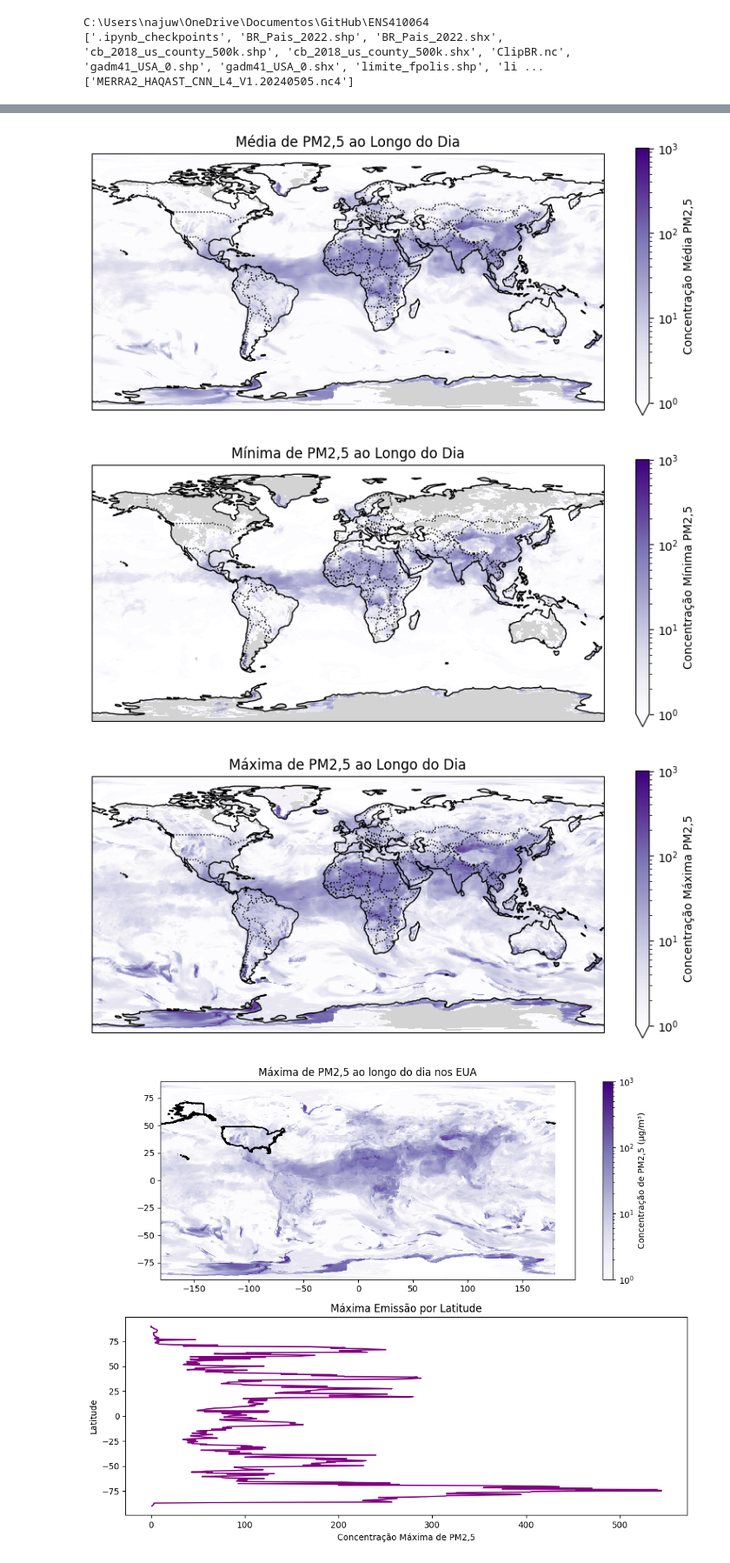
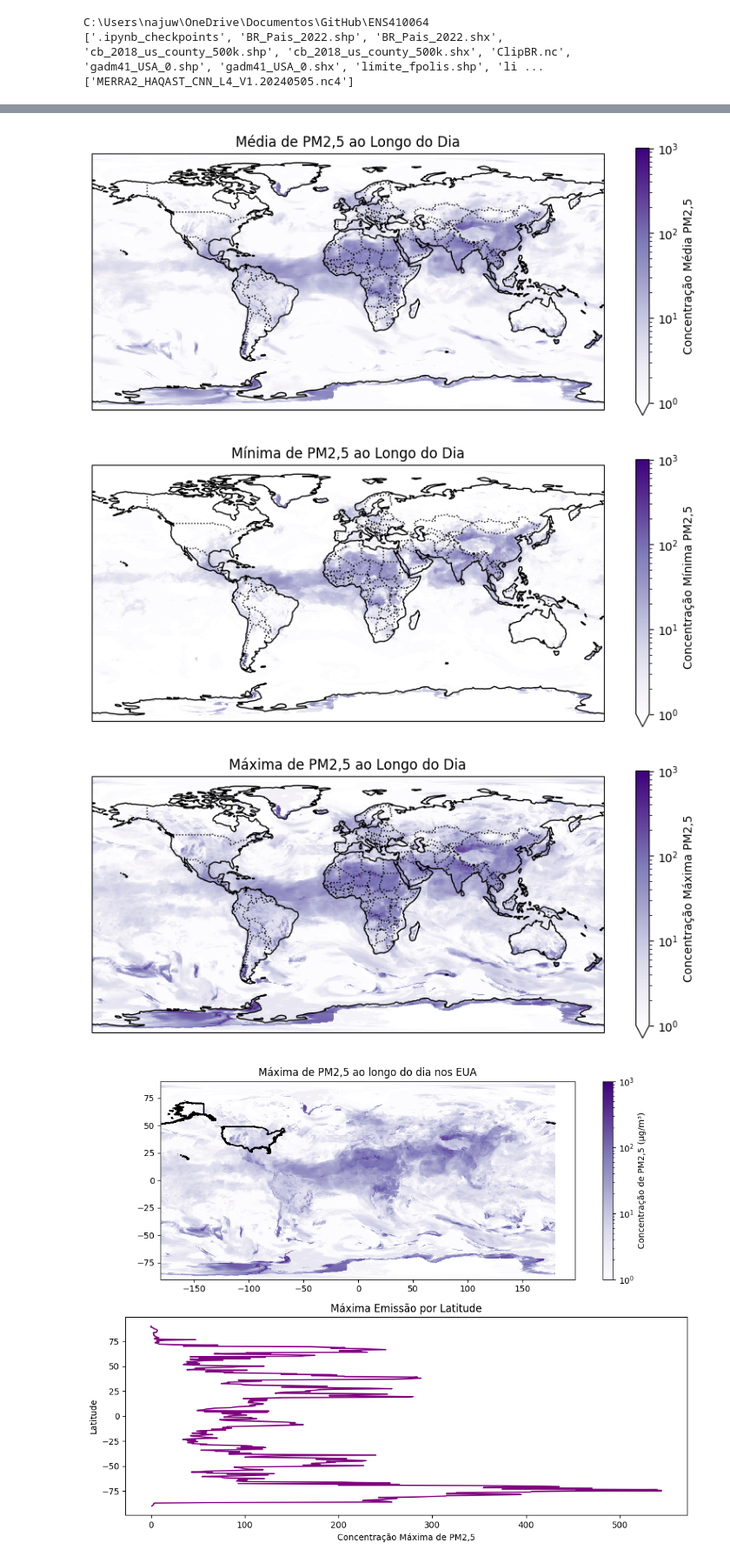
Before and after one commit to anaju-wolmann/ENS410064, a Jupyter notebook: trabalho04_AnaJuliaWolmann.ipynb, the cells around one changed output, grey strips where cells are left out. Shown at 87% size. Saved outputs shown, nothing was run; the diff lists cells and outputs as text; code cells hidden in the pictures.

```diff
--- a/trabalho04_AnaJuliaWolmann.ipynb
+++ b/trabalho04_AnaJuliaWolmann.ipynb
@@ -62,77 +62,63 @@ Attributes: (12/33)
     ProcessingLevel:                   4
     MapProjection:                     Geographic lat/lon. Datum: WGS-84
 # %%
-# Criar a figura e especificar a projeção
 norm = LogNorm(vmin=1, vmax=1000)
 fig, ax = plt.subplots(figsize=(10, 6), subplot_kw={'projection': ccrs.PlateCarree()})
 
-# Selecionar a média emissão do dia (substitua 'mean_emission' pelo nome correto do seu dado, se necessário)
-# Exemplo:
+# Selecionar a média emissão do dia
 mean_emission = dataset['MERRA2_CNN_Surface_PM25'].mean(dim='time')
 
-# Plotar os dados de média emissão do dia
+# Plotar
 mean_emission.plot(ax=ax, transform=ccrs.PlateCarree(), cmap='Purples', norm=norm, cbar_kwargs={'shrink': 0.7, 'label': 'Concentração Média PM2,5'})
 
 # Adicionar o mapa-múndi com costas e fronteiras
-ax.coastlines()  # Desenhar as linhas costeiras
-ax.add_feature(cfeature.BORDERS, linestyle=':')  # Adicionar fronteiras dos países
-ax.add_feature(cfeature.LAND, facecolor='lightgray')  # Adicionar continentes em cinza claro
+ax.coastlines()
+ax.add_feature(cfeature.BORDERS, linestyle=':')
 
-# Título
 plt.title('Média de PM2,5 ao Longo do Dia')
 
-# Exibir o gráfico
+
 plt.show()
 # %% [output]
-[figure, old version]
+[figure, new version]
 # %%
-# Criar a figura e especificar a projeção
 norm = LogNorm(vmin=1, vmax=1000)
 fig, ax = plt.subplots(figsize=(10, 6), subplot_kw={'projection': ccrs.PlateCarree()})
 
-# Selecionar a mínima emissão do dia (você deve substituir 'min_emission' com o nome correto do seu dado)
-# Exemplo:
+# Selecionar a mínima emissão do dia
 min_emission = dataset['MERRA2_CNN_Surface_PM25'].min(dim='time')
 
-# Plotar os dados de mínima emissão do dia
+# Plotar
 min_emission.plot(ax=ax, transform=ccrs.PlateCarree(), cmap='Purples', norm=norm, cbar_kwargs={'shrink': 0.7, 'label': 'Concentração Mínima PM2,5'})
 
 # Adicionar o mapa-múndi com costas e fronteiras
-ax.coastlines()  # Desenhar as linhas costeiras
-ax.add_feature(cfeature.BORDERS, linestyle=':')  # Adicionar fronteiras dos países
-ax.add_feature(cfeature.LAND, facecolor='lightgray')  # Adicionar continentes em cinza claro
+ax.coastlines()
+ax.add_feature(cfeature.BORDERS, linestyle=':')
 
-# Título
 plt.title('Mínima de PM2,5 ao Longo do Dia')
 
-# Exibir o gráfico
 plt.show()
 # %% [output]
-[figure, old version]
+[figure, new version]
 # %%
-# Criar a figura e especificar a projeção
 norm = LogNorm(vmin=1, vmax=1000)
 fig, ax = plt.subplots(figsize=(10, 6), subplot_kw={'projection': ccrs.PlateCarree()})
 
-# Selecionar a máxima emissão do dia (você deve substituir 'max_emission' com o nome correto do seu dado)
-# Exemplo:
+# Selecionar a máxima emissão do dia
 max_emission = dataset['MERRA2_CNN_Surface_PM25'].max(dim='time')
 
-# Plotar os dados de máxima emissão do dia
+# Plotar
 max_emission.plot(ax=ax, transform=ccrs.PlateCarree(), cmap='Purples', norm=norm, cbar_kwargs={'shrink': 0.7, 'label': 'Concentração Máxima PM2,5'})
 
 # Adicionar o mapa-múndi com costas e fronteiras
-ax.coastlines()  # Desenhar as linhas costeiras
-ax.add_feature(cfeature.BORDERS, linestyle=':')  # Adicionar fronteiras dos países
-ax.add_feature(cfeature.LAND, facecolor='lightgray')  # Adicionar continentes em cinza claro
+ax.coastlines()
+ax.add_feature(cfeature.BORDERS, linestyle=':')
 
-# Título
 plt.title('Máxima de PM2,5 ao Longo do Dia')
 
-# Exibir o gráfico
 plt.show()
 # %% [output]
-[figure, old version]
+[figure, new version]
 # %%
 # Carregar shapefile dos EUA
 usa = gpd.read_file(r"C:\Users\najuw\OneDrive\Documentos\GitHub\ENS410064\dados_de_entrada\gadm41_USA_0.shp")
```
Also changed, not shown: parts of 6 cells of this notebook.
